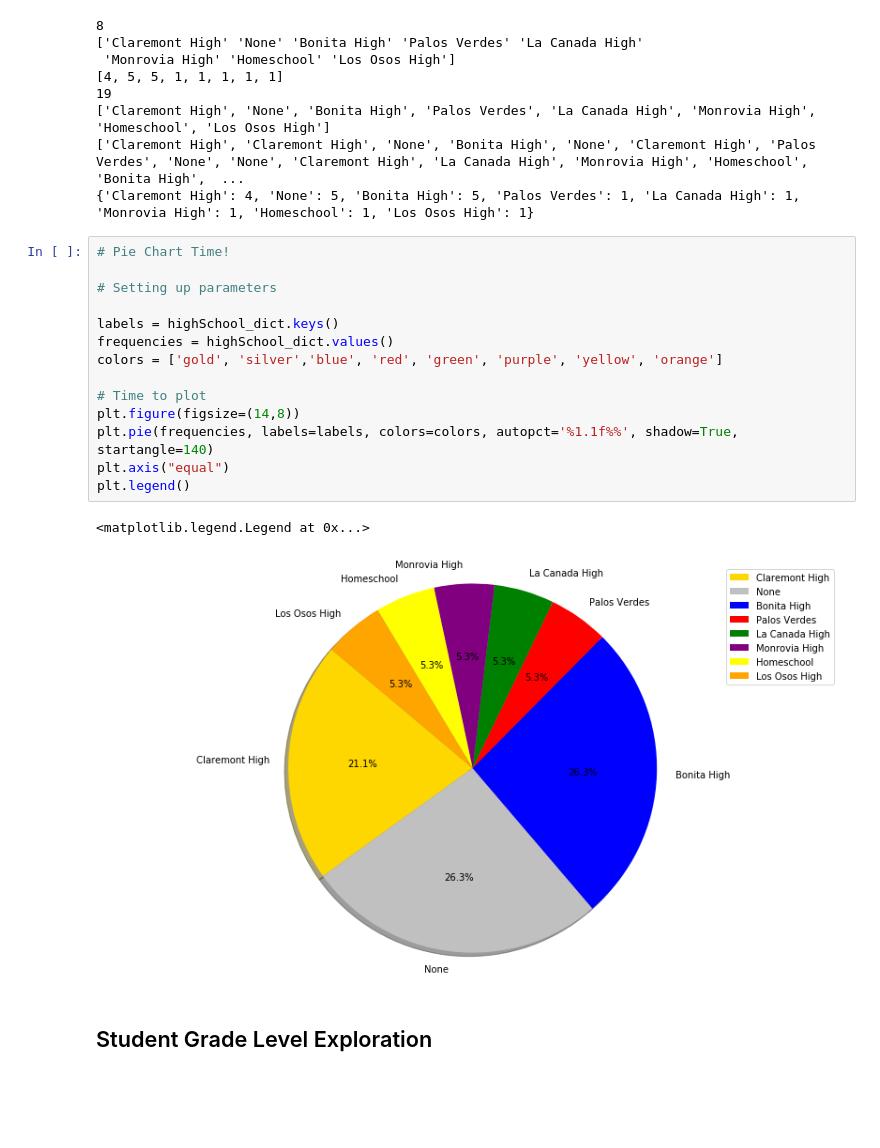
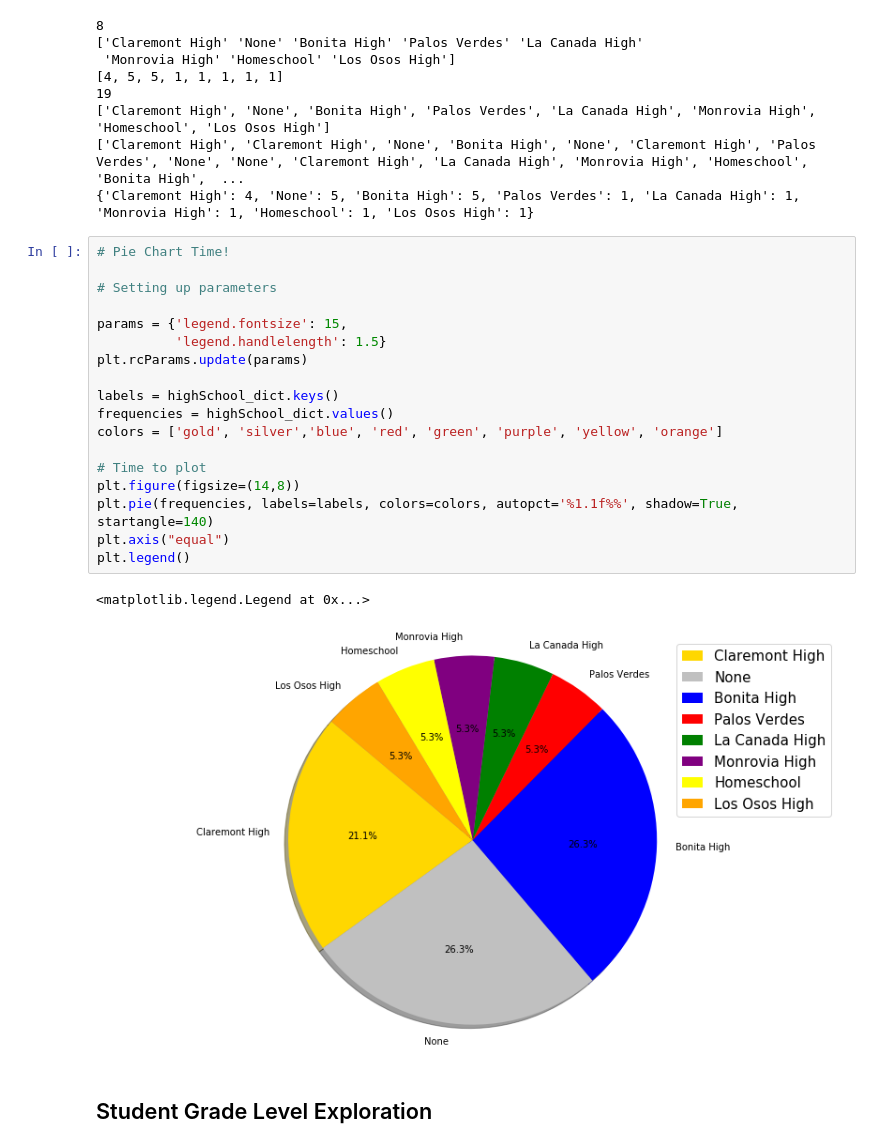
Before and after one commit to TheChanRProject/M297, a Jupyter notebook: hands-on/notebooks/Student Representation Activity.ipynb, the cells around one changed output. Saved outputs shown, nothing was run; the diff lists cells and outputs as text; blank space fills up the shorter version.

```diff
--- a/hands-on/notebooks/Student Representation Activity.ipynb
+++ b/hands-on/notebooks/Student Representation Activity.ipynb
@@ -99,20 +99,24 @@ print(highSchool_dict)
 # %%
 # Pie Chart Time!
 
 # Setting up parameters
+
+params = {'legend.fontsize': 15,
+          'legend.handlelength': 1.5}
+plt.rcParams.update(params)
 
 labels = highSchool_dict.keys()
 frequencies = highSchool_dict.values()
 colors = ['gold', 'silver','blue', 'red', 'green', 'purple', 'yellow', 'orange']
 
 # Time to plot
 plt.figure(figsize=(14,8))
 plt.pie(frequencies, labels=labels, colors=colors, autopct='%1.1f%%', shadow=True, startangle=140)
 plt.axis("equal")
 plt.legend()
 # %% [output]
 <matplotlib.legend.Legend at 0x...>
-[figure, old version]
+[figure, new version]
 # %% [markdown]
 ## Student Grade Level Exploration
 # %%
```
Also changed, not shown: parts of 3 cells of this notebook.
